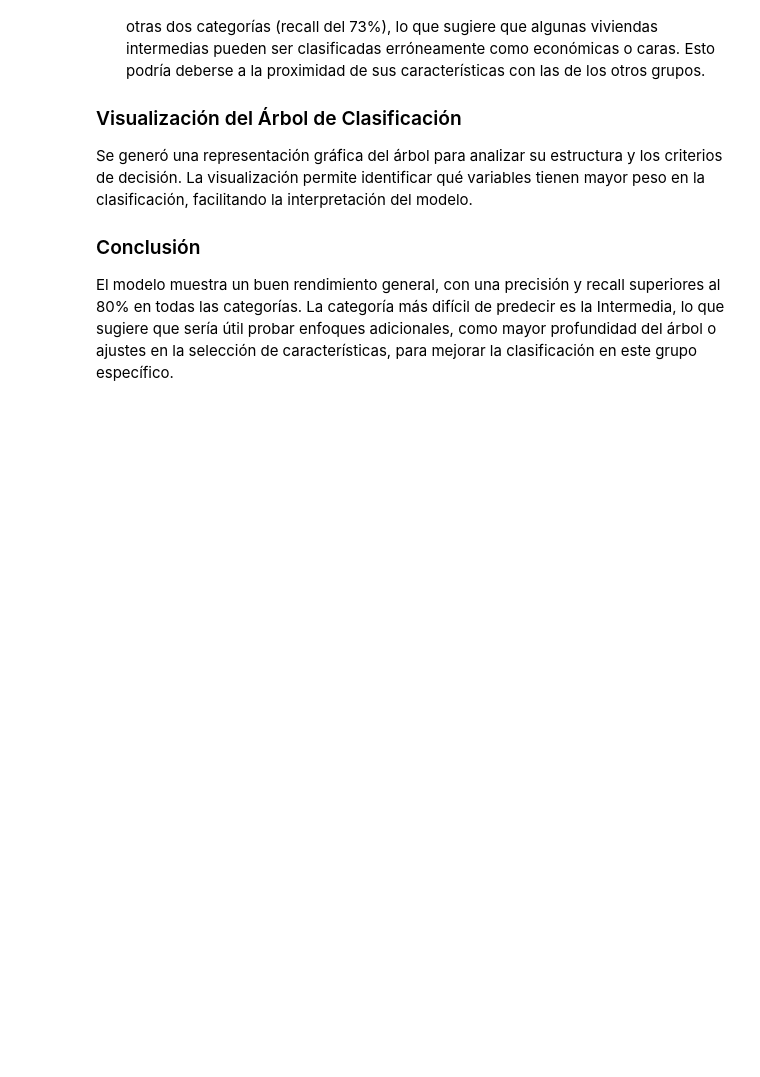
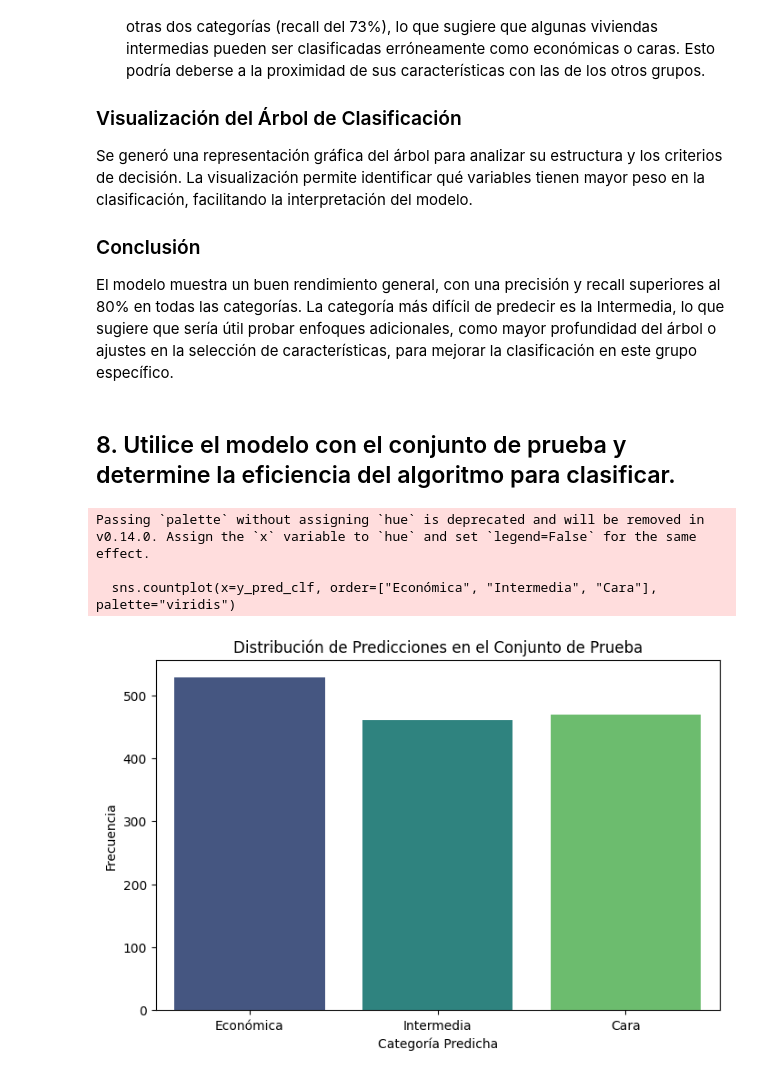
Before and after one commit to Sofiamishel2003/Modelo_Regresion_Lineal, a Jupyter notebook: Modelo_RegresionLineal.ipynb, the cells around one changed output. Saved outputs shown, nothing was run; the diff lists cells and outputs as text; code cells hidden in the pictures; blank space fills up the shorter version.

Commit message:
Feat: Added parte 2 inciso 8

```diff
--- a/Modelo_RegresionLineal.ipynb
+++ b/Modelo_RegresionLineal.ipynb
@@ -988,3 +987,69 @@ Se generó una representación gráfica del árbol para analizar su estructura y
 
 ### Conclusión
 El modelo muestra un buen rendimiento general, con una precisión y recall superiores al 80% en todas las categorías. La categoría más difícil de predecir es la Intermedia, lo que sugiere que sería útil probar enfoques adicionales, como mayor profundidad del árbol o ajustes en la selección de características, para mejorar la clasificación en este grupo específico.
+# %% [markdown]
+## 8. Utilice el modelo con el conjunto de prueba y determine la eficiencia del algoritmo para clasificar.
+# %%
+# Asegurar que la columna "Categoria" esté presente en train_df antes de cualquier transformación
+if "Categoria" not in train_df.columns:
+    q1 = train_df["SalePrice"].quantile(0.33)
+    q2 = train_df["SalePrice"].quantile(0.66)
+
+    def categorizar(precio):
+        if precio <= q1:
+            return "Económica"
+        elif precio <= q2:
+            return "Intermedia"
+        else:
+            return "Cara"
+
+    train_df["Categoria"] = train_df["SalePrice"].apply(categorizar)
+
+# Obtener nombres de columnas categóricas
+cat_cols = train_df.select_dtypes(include=["object"]).columns.tolist()
+
+# Remover "Categoria" de las columnas categóricas para evitar errores en get_dummies
+cat_cols.remove("Categoria")
+
+# Aplicar one-hot encoding a las variables categóricas en entrenamiento y prueba
+X_train_clf = pd.get_dummies(train_df.drop(columns=["SalePrice", "Categoria"]), columns=cat_cols, drop_first=True)
+X_test_clf = pd.get_dummies(test_df, columns=cat_cols, drop_first=True)
+
+# Asegurar que las columnas sean consistentes entre entrenamiento y prueba
+missing_cols = set(X_train_clf.columns) - set(X_test_clf.columns)
+for col in missing_cols:
+    X_test_clf[col] = 0  # Agregar columnas faltantes con ceros
+
+# Reordenar X_test_clf para que tenga las mismas columnas que X_train_clf
+X_test_clf = X_test_clf[X_train_clf.columns]
+
+# Imputación de valores faltantes
+imputer = SimpleImputer(strategy="median")
+X_train_clf = pd.DataFrame(imputer.fit_transform(X_train_clf), columns=X_train_clf.columns)
+X_test_clf = pd.DataFrame(imputer.transform(X_test_clf), columns=X_test_clf.columns)
+
+# Definir variable objetivo correctamente
+y_train_clf = train_df["Categoria"]
+
+# **Reintentar el entrenamiento del modelo después de corregir X_test_clf**
+
+# **Inciso 8: Utilización del modelo con el conjunto de prueba y evaluación de eficiencia**
+model_clf = DecisionTreeClassifier(max_depth=5, random_state=42)
+model_clf.fit(X_train_clf, y_train_clf)
+y_pred_clf = model_clf.predict(X_test_clf)
+
+# Evaluación del modelo
+train_accuracy = accuracy_score(y_train_clf, model_clf.predict(X_train_clf))
+
+# Visualización de la distribución de predicciones
+plt.figure(figsize=(8, 5))
+sns.countplot(x=y_pred_clf, order=["Económica", "Intermedia", "Cara"], palette="viridis")
+plt.title("Distribución de Predicciones en el Conjunto de Prueba")
+plt.xlabel("Categoría Predicha")
+plt.ylabel("Frecuencia")
+plt.show()
+# %% [output]
+Passing `palette` without assigning `hue` is deprecated and will be removed in v0.14.0. Assign the `x` variable to `hue` and set `legend=False` for the same effect.
+
+  sns.countplot(x=y_pred_clf, order=["Económica", "Intermedia", "Cara"], palette="viridis")
+[figure, added]
```
Also changed, not shown: parts of 10 cells of this notebook.
